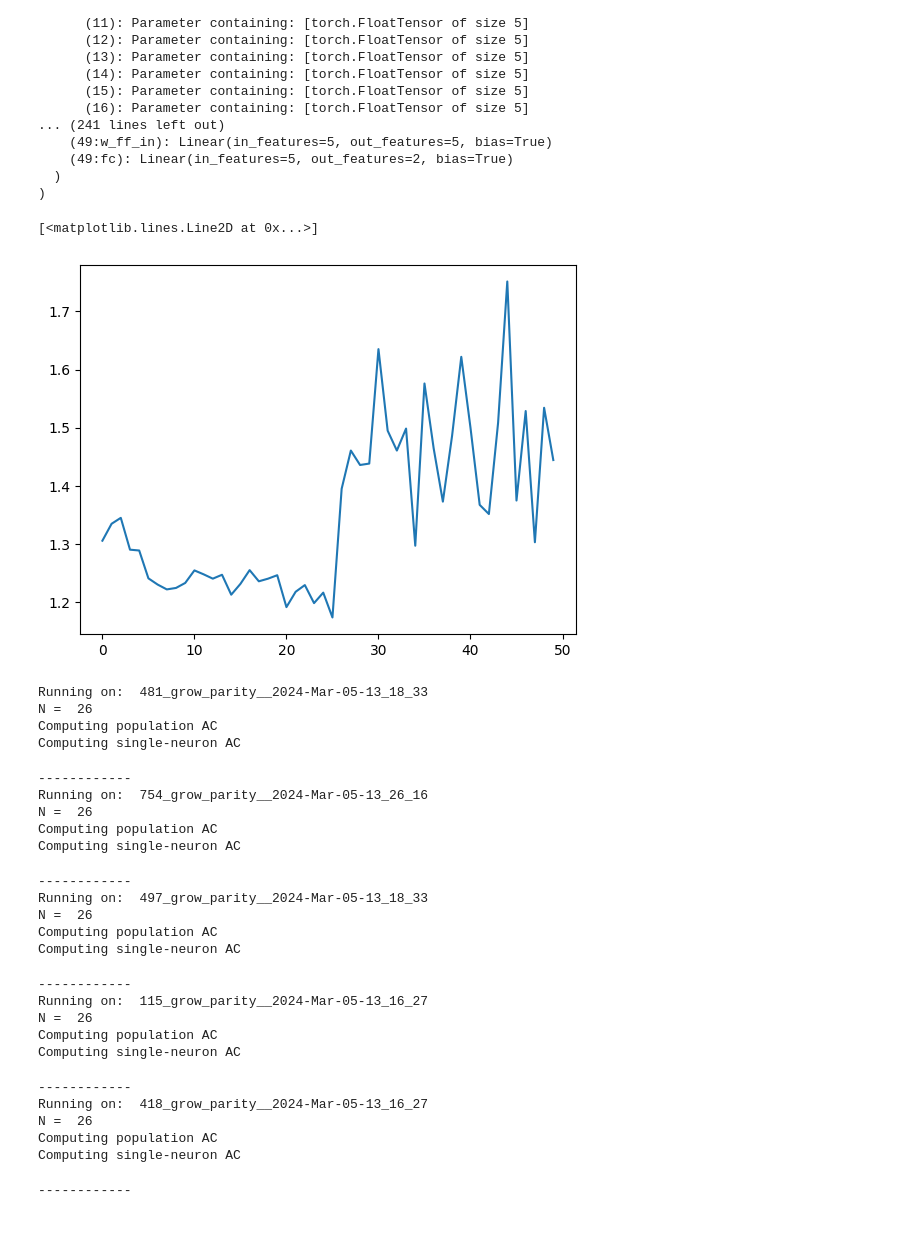
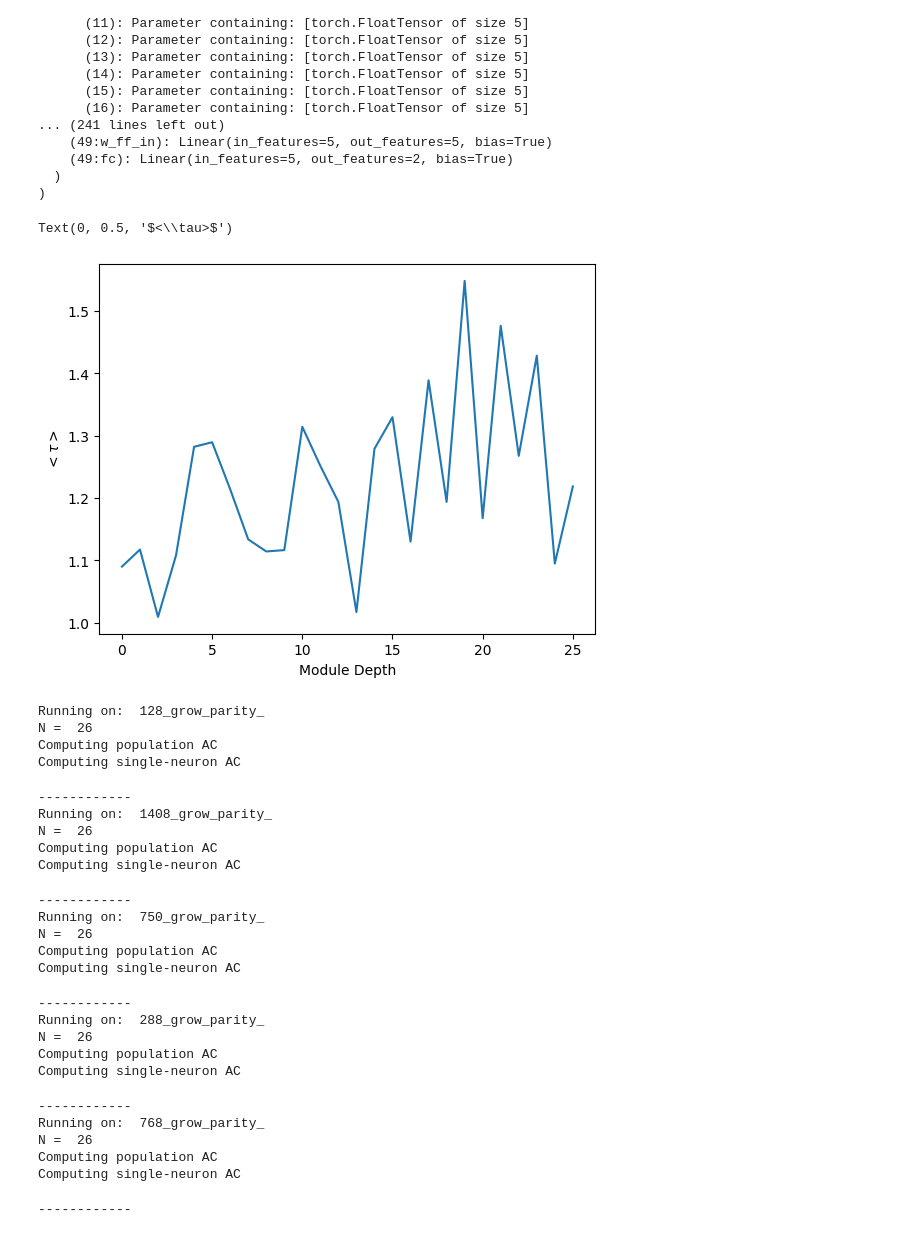
Before and after one commit to LevinaLab/rnn_timescale_public, a Jupyter notebook: learning_curve_comparison.ipynb, the cells around one changed output. Saved outputs shown, nothing was run; the diff lists cells and outputs as text; code cells hidden in the pictures.

```diff
--- a/learning_curve_comparison.ipynb
+++ b/learning_curve_comparison.ipynb
@@ -9,7 +9,7 @@ reload(compute_taus_growing)
 # %% [output]
 <module 'analysis.timescales.compute_taus_growing' from '/raven/u/mhami/rnn_timescale_public/analysis/timescales/compute_taus_growing.py'>
 # %%
-slurm_path = os.path.abspath("./trained_models/SLURM_ARRAY_JOB_ID=7669330_Mar-05-2024-13_14_48")
+slurm_path = os.path.abspath("./trained_models/SLURM_ARRAY_JOB_ID=7681088_Mar-11-2024-16_09_54")
 paths = compute_taus_growing.resolve_paths(slurm_path)
 # %%
 list(paths.keys())[:5]
@@ -392,7 +384,7 @@ paths['481_grow_parity__2024-Mar-05-13_18_33']
 reload(compute_taus_growing)
 from src.models import RNN_hier
 reload(RNN_hier)
-full_path = './trained_models/SLURM_ARRAY_JOB_ID=7669330_Mar-05-2024-13_14_48/481_grow_parity__2024-Mar-05-13_18_33/rnn_1_N26'
+full_path = './trained_models/SLURM_ARRAY_JOB_ID=7681088_Mar-11-2024-16_09_54/128_grow_parity_/rnn_1_N33'
 rnn, configs = compute_taus_growing.load_and_hydrate_hierarchical_model(full_path)
 # %%
 rnn
@@ -419,18 +411,21 @@ import torch
 # %%
 taus_avg = [torch.mean(rnn.taus[k]).item() for k in rnn.taus.keys()]
 # %%
-plt.plot(taus_avg[:60])
+plt.plot(taus_avg[:26])
+plt.xlabel('Module Depth')
+plt.ylabel('$<\\tau>$')
 # %% [output]
-[<matplotlib.lines.Line2D at 0x...>]
+Text(0, 0.5, '$<\\tau>$')
-[figure, old version]
+[figure, new version]
 # %%
+reload(compute_taus_growing)
 from analysis.timescales import timescales_utils
 reload(timescales_utils)
-full_path = './trained_models/SLURM_ARRAY_JOB_ID=7669330_Mar-05-2024-13_14_48/481_grow_parity__2024-Mar-05-13_18_33/rnn_1_N26'
+full_path = './trained_models/SLURM_ARRAY_JOB_ID=7681088_Mar-11-2024-16_09_54/128_grow_parity_/rnn_1_N33'
 for subdir, N_max_max in paths_sorted[:5]:
 
     print("Running on: ", subdir)
-    full_path = os.path.join("trained_models", "SLURM_ARRAY_JOB_ID=7669330_Mar-05-2024-13_14_48",
+    full_path = os.path.join("trained_models", "SLURM_ARRAY_JOB_ID=7681088_Mar-11-2024-16_09_54",
                              subdir, f'rnn_1_N{N_max_max}')
 
     rnn, configs = compute_taus_growing.load_and_hydrate_hierarchical_model(full_path)
@@ -445,7 +440,8 @@ for subdir, N_max_max in paths_sorted[:5]:
     N_max_range = np.arange(N_max_max, N_max_max+1, 1)
     burn_T = 500 # Burn-in time at the beginning of each simulation to reach stationary state
     T = 10**2 + 500 + burn_T # number of time steps for simulations
-    num_neurons = int(configs['NET_SIZE'])
+
+    num_neurons = int(configs['NET_SIZE'][0][0])
     num_trials = 12 # number of simulated trials
     max_lag = 200 # maximum time lag for saving ACs
     fit_lag = 30  # maximum time-lag for fitting ACs (we choose a small number to avoid AC bias)
@@ -466,27 +462,27 @@ for subdir, N_max_max in paths_sorted[:5]:
                               fit_lag=fit_lag,
                               burn_T=burn_T)
 # %% [output]
-Running on:  481_grow_parity__2024-Mar-05-13_18_33
+Running on:  128_grow_parity_
 N =  26
 Computing population AC
 Computing single-neuron AC
 ------------
-Running on:  754_grow_parity__2024-Mar-05-13_26_16
+Running on:  1408_grow_parity_
 N =  26
 Computing population AC
 Computing single-neuron AC
 ------------
-Running on:  497_grow_parity__2024-Mar-05-13_18_33
+Running on:  750_grow_parity_
 N =  26
 Computing population AC
 Computing single-neuron AC
 ------------
-Running on:  115_grow_parity__2024-Mar-05-13_16_27
+Running on:  288_grow_parity_
 N =  26
 Computing population AC
 Computing single-neuron AC
 ------------
-Running on:  418_grow_parity__2024-Mar-05-13_16_27
+Running on:  768_grow_parity_
 N =  26
 Computing population AC
 Computing single-neuron AC
```
Also changed, not shown: parts of 46 cells of this notebook.
